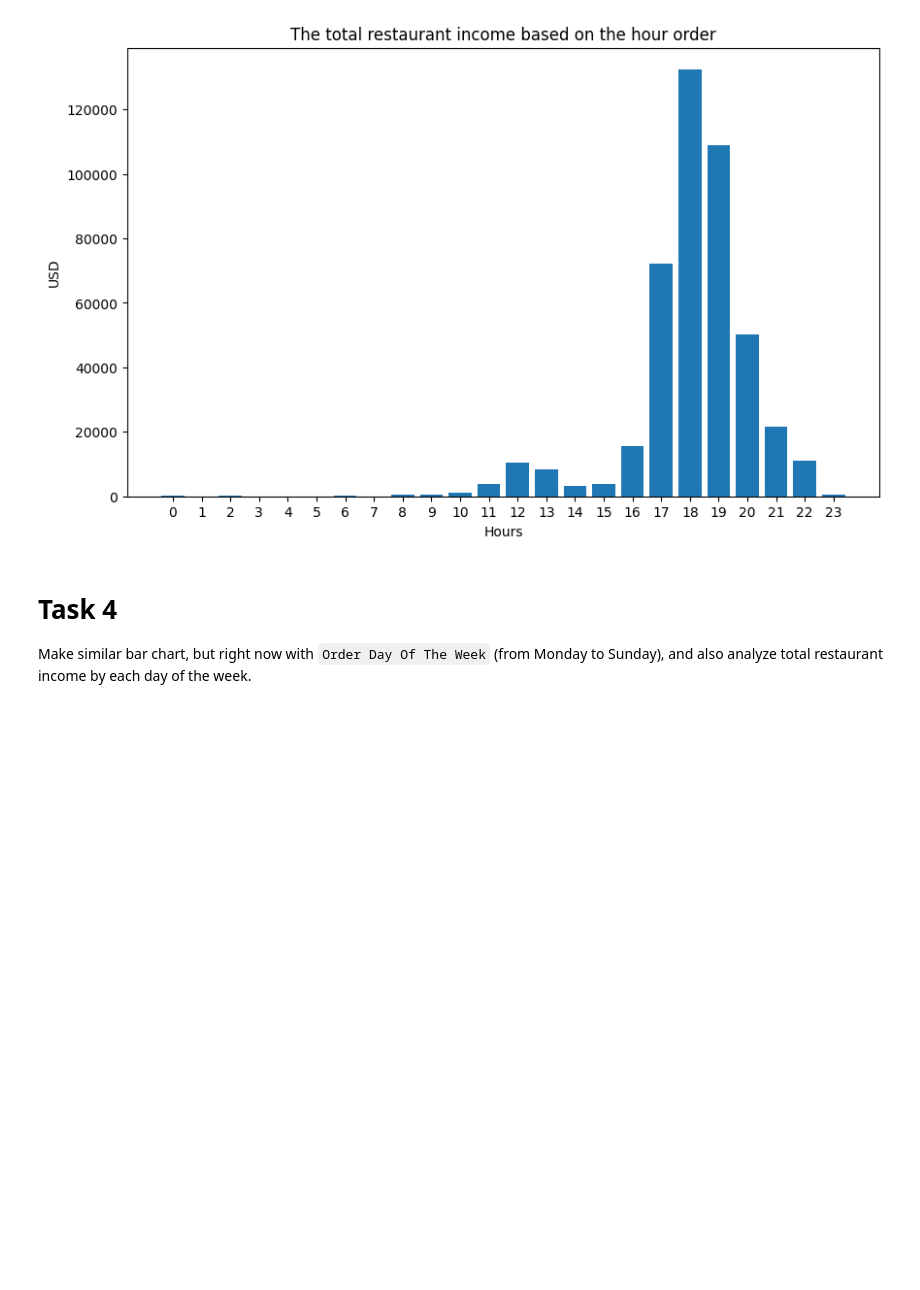
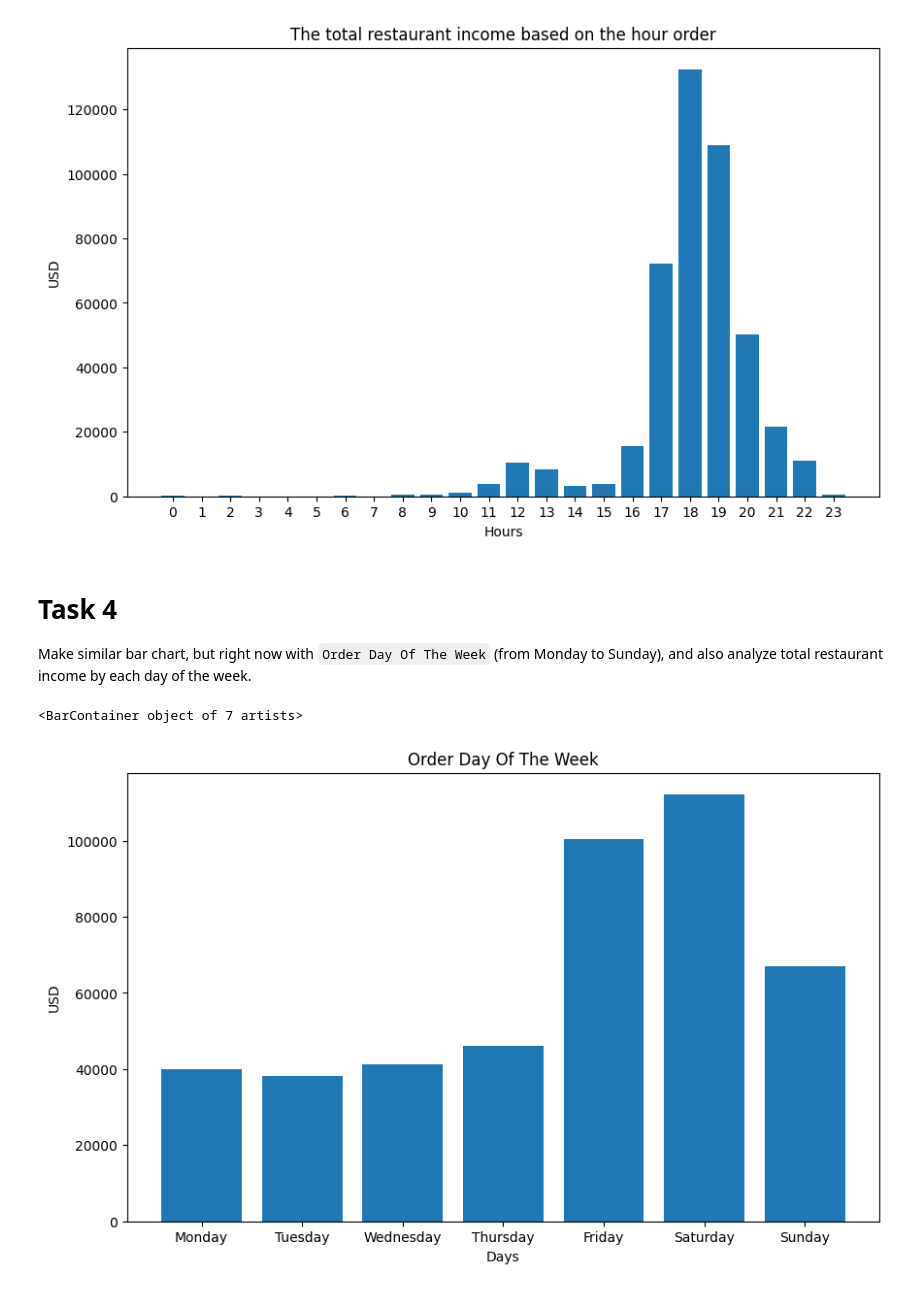
Before and after one commit to Anton-Konyk/py-restaurant-data-analysis, a Jupyter notebook: app/main.ipynb, the cells around one changed output. Drawn from its saved outputs; the diff is of its cells as text; code cells hidden in the pictures; blank space fills up the shorter version.

```diff
--- a/app/main.ipynb
+++ b/app/main.ipynb
@@ -105,0 +104,15 @@ Make similar bar chart, but right now with `Order Day Of The Week` (from Monday
+# %%
+df["datetime"] = pd.to_datetime(df["datetime"])
+orders_by_days = df.groupby(df["datetime"].dt.day_name())["income"].sum()
+weekdays_order = ["Monday", "Tuesday", "Wednesday", "Thursday", "Friday", "Saturday", "Sunday"]
+orders_by_day = orders_by_days.reindex(weekdays_order, fill_value=0)
+
+plt.figure(figsize=(10, 6))
+plt.title("Order Day Of The Week")
+plt.xlabel("Days")
+plt.ylabel("USD")
+
+plt.bar(list(orders_by_day.index), list(orders_by_day.values))
+# %% [output]
+<BarContainer object of 7 artists>
+[figure, added]
```
Also changed, not shown: parts of 1 cell of this notebook.
